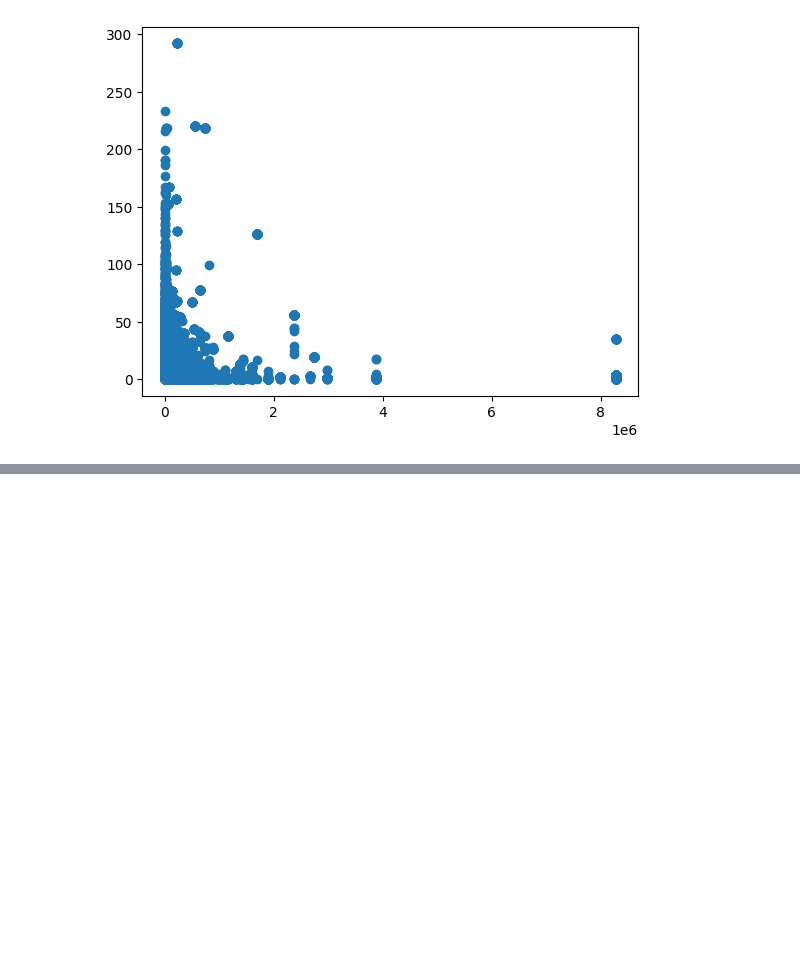
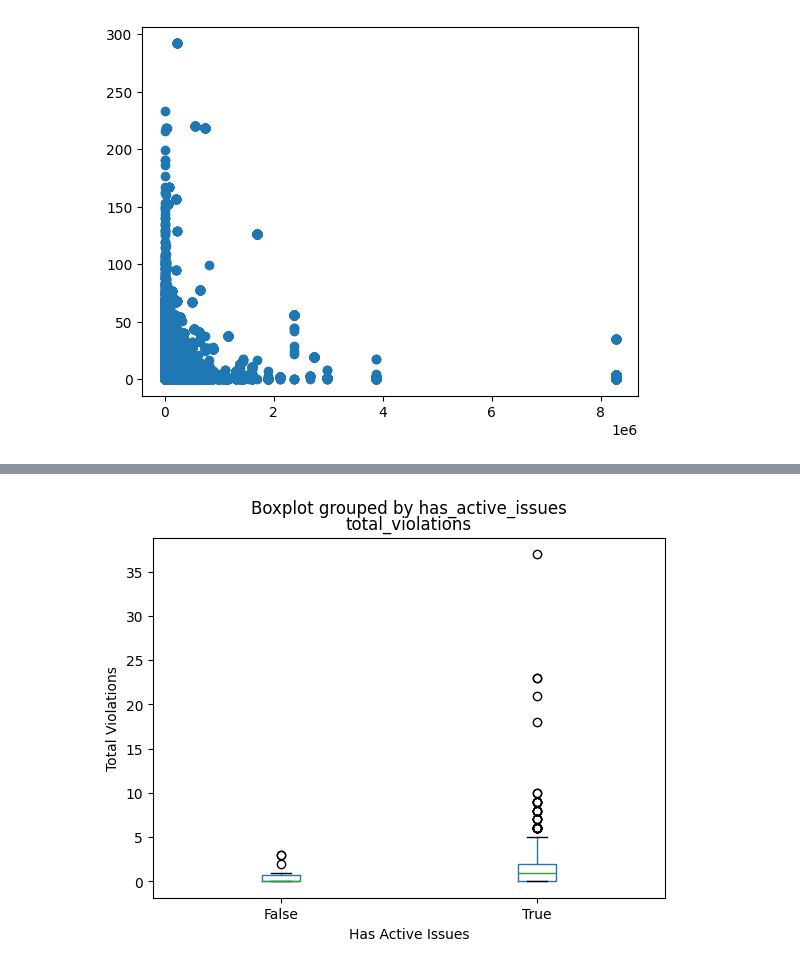
Before and after one commit to donicas/ftiproj, a Jupyter notebook: FTIproj.ipynb, the cells around one changed output, grey strips where cells are left out. Drawn from its saved outputs; the diff is of its cells as text; code cells hidden in the pictures; blank space fills up the shorter version.

```diff
--- a/FTIproj.ipynb
+++ b/FTIproj.ipynb
@@ -213,0 +305,8 @@ plt.show()
+# %%
+df_MA.boxplot(column = "total_violations", by = "has_active_issues", grid = False)
+plt.ylabel("Total Violations")
+plt.xlabel("Has Active Issues")
+
+plt.show()
+# %% [output]
+[figure, added]
```
Also changed, not shown: parts of 26 cells of this notebook.
